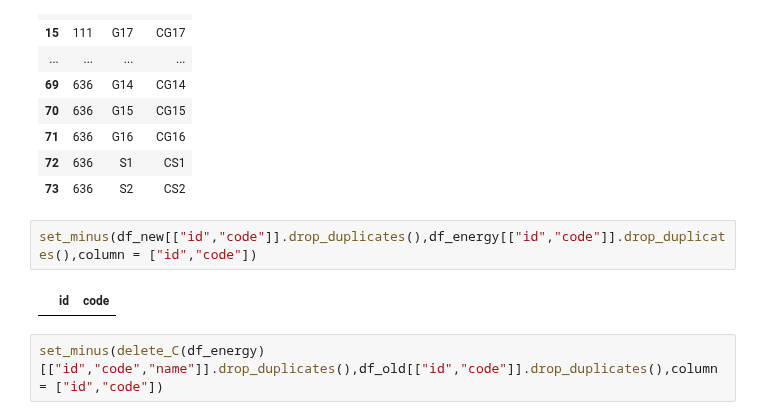
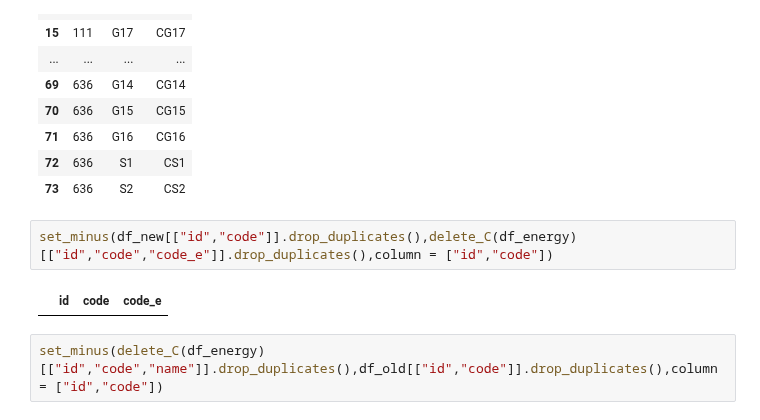
Before and after one commit to SHSMJ200/Bargh_ML, a Jupyter notebook: src/models/jupyter_files/test_null_data.ipynb, the cells around one changed output. Drawn from its saved outputs; the diff is of its cells as text.

```diff
--- a/src/models/jupyter_files/test_null_data.ipynb
+++ b/src/models/jupyter_files/test_null_data.ipynb
@@ -56,9 +56,9 @@ set_minus(delete_C(df_energy)[["id","code","code_e"]].drop_duplicates(),df_new[[
 | 72 | 636 | S1 | CS1 |
 | 73 | 636 | S2 | CS2 |
 # %%
-set_minus(df_new[["id","code"]].drop_duplicates(),df_energy[["id","code"]].drop_duplicates(),column = ["id","code"])
+set_minus(df_new[["id","code"]].drop_duplicates(),delete_C(df_energy)[["id","code","code_e"]].drop_duplicates(),column = ["id","code"])
 # %% [output]
-|  | id | code |
+|  | id | code | code_e |
 # %%
 set_minus(delete_C(df_energy)[["id","code","name"]].drop_duplicates(),df_old[["id","code"]].drop_duplicates(),column = ["id","code"])
 # %% [output]
```
Also changed, not shown: parts of 2 cells of this notebook.
